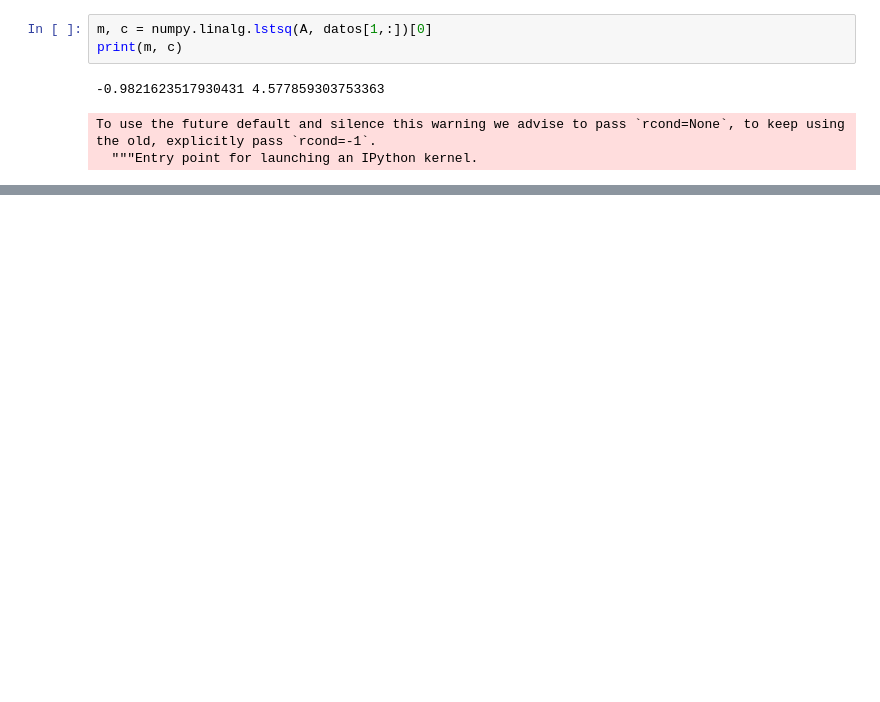
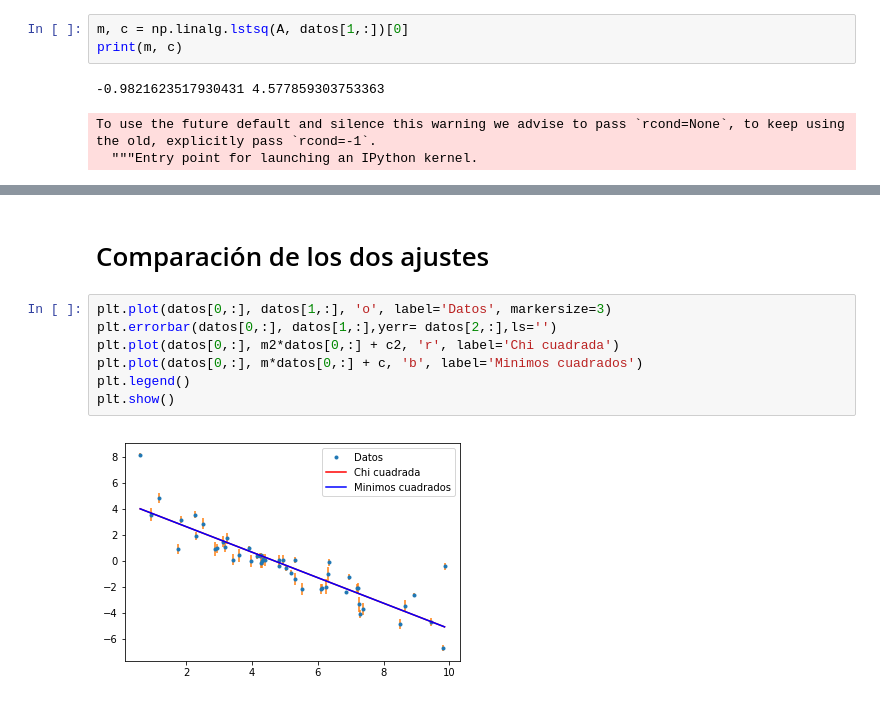
Before and after one commit to DCIDA2019/dcida2020ii-FabianHdzGtz, a Jupyter notebook: Oct9/ajuste.ipynb, the cells around one changed output, grey strips where cells are left out. Saved outputs shown, nothing was run; the diff lists cells and outputs as text; blank space fills up the shorter version.

```diff
--- a/Oct9/ajuste.ipynb
+++ b/Oct9/ajuste.ipynb
@@ -29,5 +32,5 @@ A = numpy.vstack([datos[0,:], numpy.ones(len(datos[0,:]))]).T
 # %%
-m, c = numpy.linalg.lstsq(A, datos[1,:])[0]
+m, c = np.linalg.lstsq(A, datos[1,:])[0]
 print(m, c)
 # %% [output]
 -0.9821623517930431 4.577859303753363
@@ -46,0 +81,11 @@ ModuleNotFoundError: No module named 'numpy.testing.decorators'
+# %% [markdown]
+# Comparación de los dos ajustes
+# %%
+plt.plot(datos[0,:], datos[1,:], 'o', label='Datos', markersize=3)
+plt.errorbar(datos[0,:], datos[1,:],yerr= datos[2,:],ls='')
+plt.plot(datos[0,:], m2*datos[0,:] + c2, 'r', label='Chi cuadrada')
+plt.plot(datos[0,:], m*datos[0,:] + c, 'b', label='Minimos cuadrados')
+plt.legend()
+plt.show()
+# %% [output]
+[figure, added]
```
Also changed, not shown: parts of 8 cells of this notebook.
